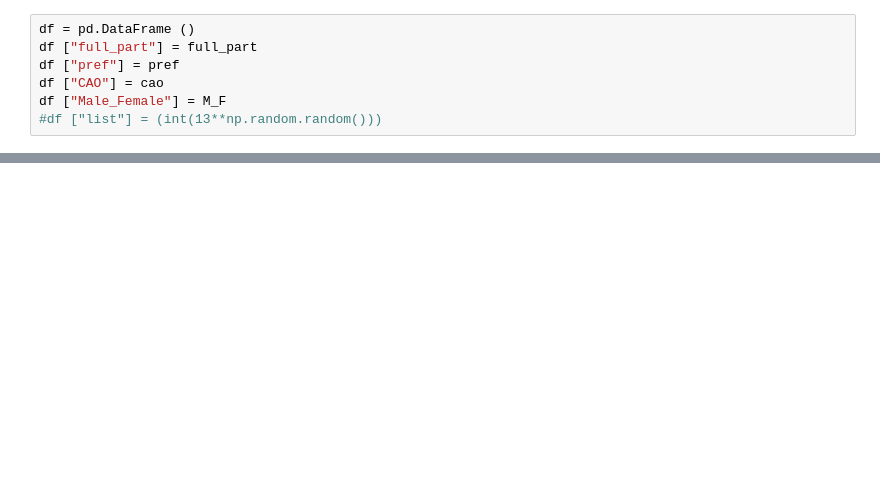
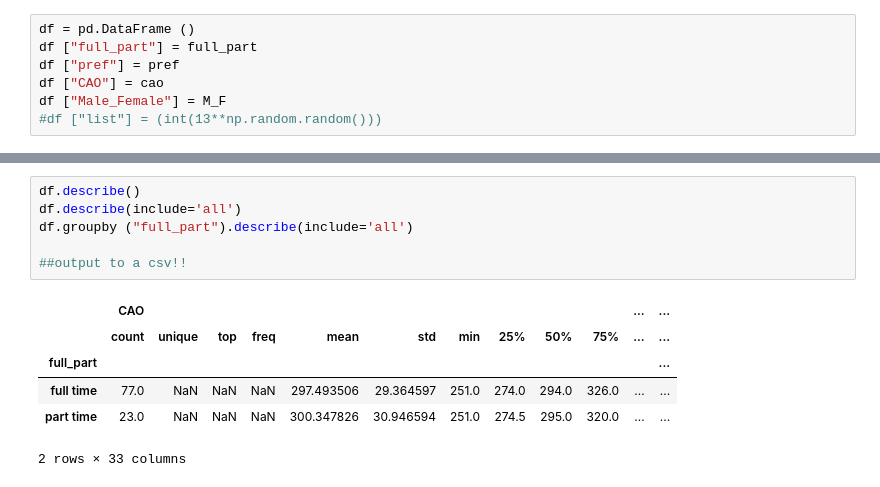
Before and after one commit to Hudsonsue/progproj, a Jupyter notebook: Project_Programming_Data_Analytics.ipynb, the cells around one changed output, grey strips where cells are left out. Drawn from its saved outputs; the diff is of its cells as text; blank space fills up the shorter version.

```diff
--- a/Project_Programming_Data_Analytics.ipynb
+++ b/Project_Programming_Data_Analytics.ipynb
@@ -125 +129,14 @@ df
 100 rows × 4 columns
+# %%
+df.describe()
+df.describe(include='all')
+df.groupby ("full_part").describe(include='all')
+
+##output to a csv!!
+# %% [output]
+|  | CAO |  |  |  |  |  |  |  |  |  | ... | ... |
+|  | count | unique | top | freq | mean | std | min | 25% | 50% | 75% | ... | ... |
+| full_part |  |  |  |  |  |  |  |  |  |  |  | ... |
+| full time | 77.0 | NaN | NaN | NaN | 297.493506 | 29.364597 | 251.0 | 274.0 | 294.0 | 326.0 | ... | ... |
+| part time | 23.0 | NaN | NaN | NaN | 300.347826 | 30.946594 | 251.0 | 274.5 | 295.0 | 320.0 | ... | ... |
+2 rows × 33 columns
```
Also changed, not shown: parts of 9 cells of this notebook.
